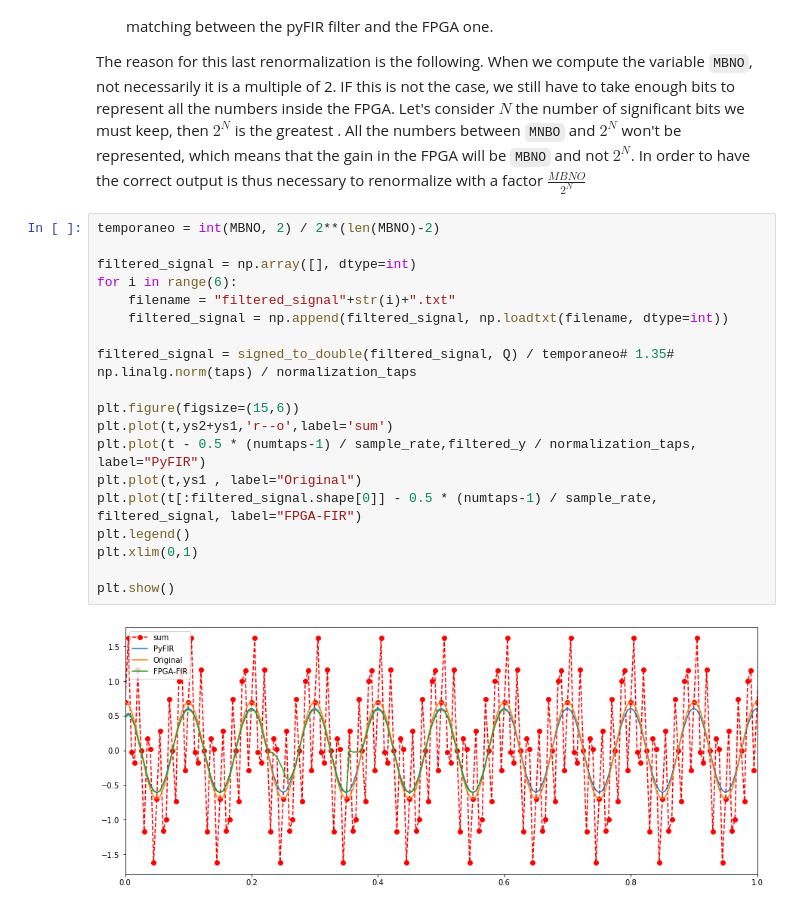
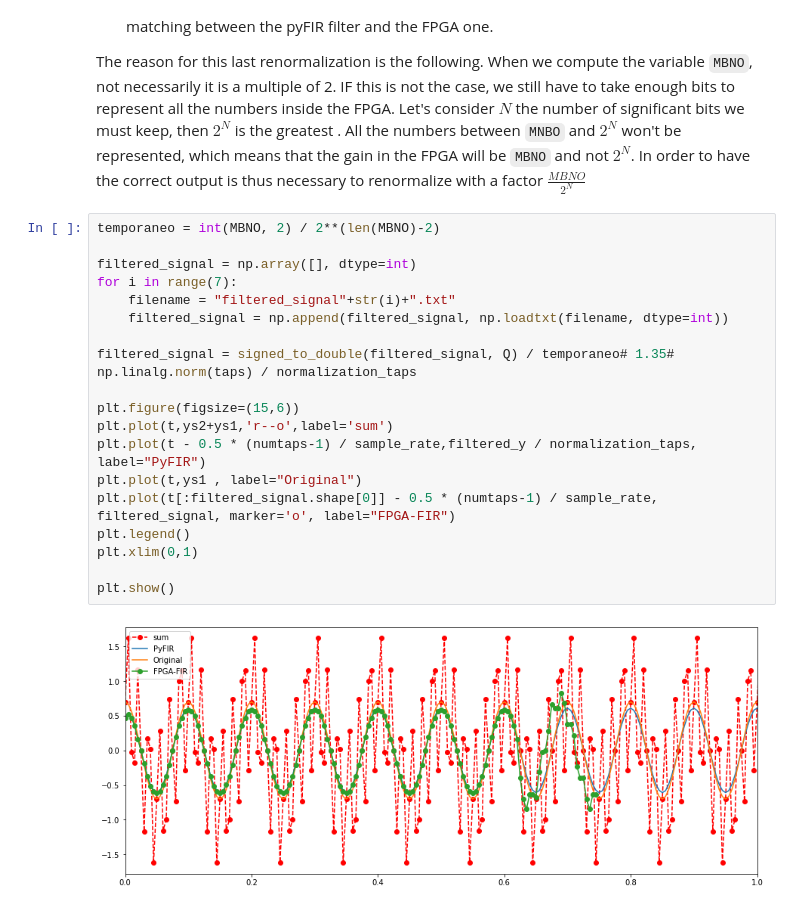
Before and after one commit to dariobaron/MAPD-A-fir-filter, a Jupyter notebook: FIRfilter_python.ipynb, the cells around one changed output. Drawn from its saved outputs; the diff is of its cells as text.

```diff
--- a/FIRfilter_python.ipynb
+++ b/FIRfilter_python.ipynb
@@ -295,21 +295,21 @@ The reason for this last renormalization is the following. When we compute the v
 # %%
 temporaneo = int(MBNO, 2) / 2**(len(MBNO)-2)
 
 filtered_signal = np.array([], dtype=int)
-for i in range(6):
+for i in range(7):
     filename = "filtered_signal"+str(i)+".txt"
     filtered_signal = np.append(filtered_signal, np.loadtxt(filename, dtype=int))
 
 filtered_signal = signed_to_double(filtered_signal, Q) / temporaneo# 1.35# np.linalg.norm(taps) / normalization_taps
 
 plt.figure(figsize=(15,6))
 plt.plot(t,ys2+ys1,'r--o',label='sum')
 plt.plot(t - 0.5 * (numtaps-1) / sample_rate,filtered_y / normalization_taps, label="PyFIR")
 plt.plot(t,ys1 , label="Original")
-plt.plot(t[:filtered_signal.shape[0]] - 0.5 * (numtaps-1) / sample_rate, filtered_signal, label="FPGA-FIR")
+plt.plot(t[:filtered_signal.shape[0]] - 0.5 * (numtaps-1) / sample_rate, filtered_signal, marker='o', label="FPGA-FIR")
 plt.legend()
 plt.xlim(0,1)
 
 plt.show()
 # %% [output]
-[figure, old version]
+[figure, new version]
```
Also changed, not shown: 11 other files.
